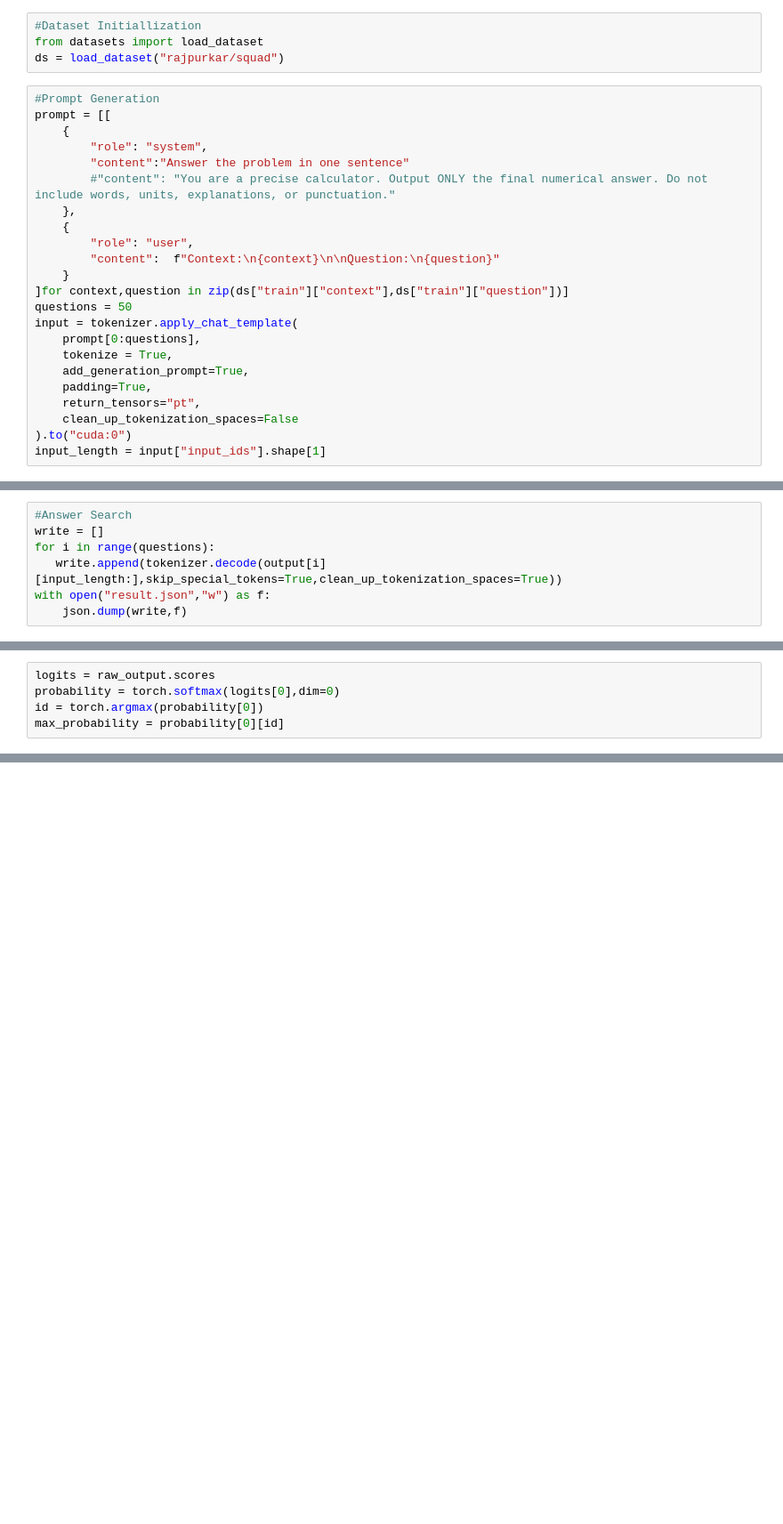
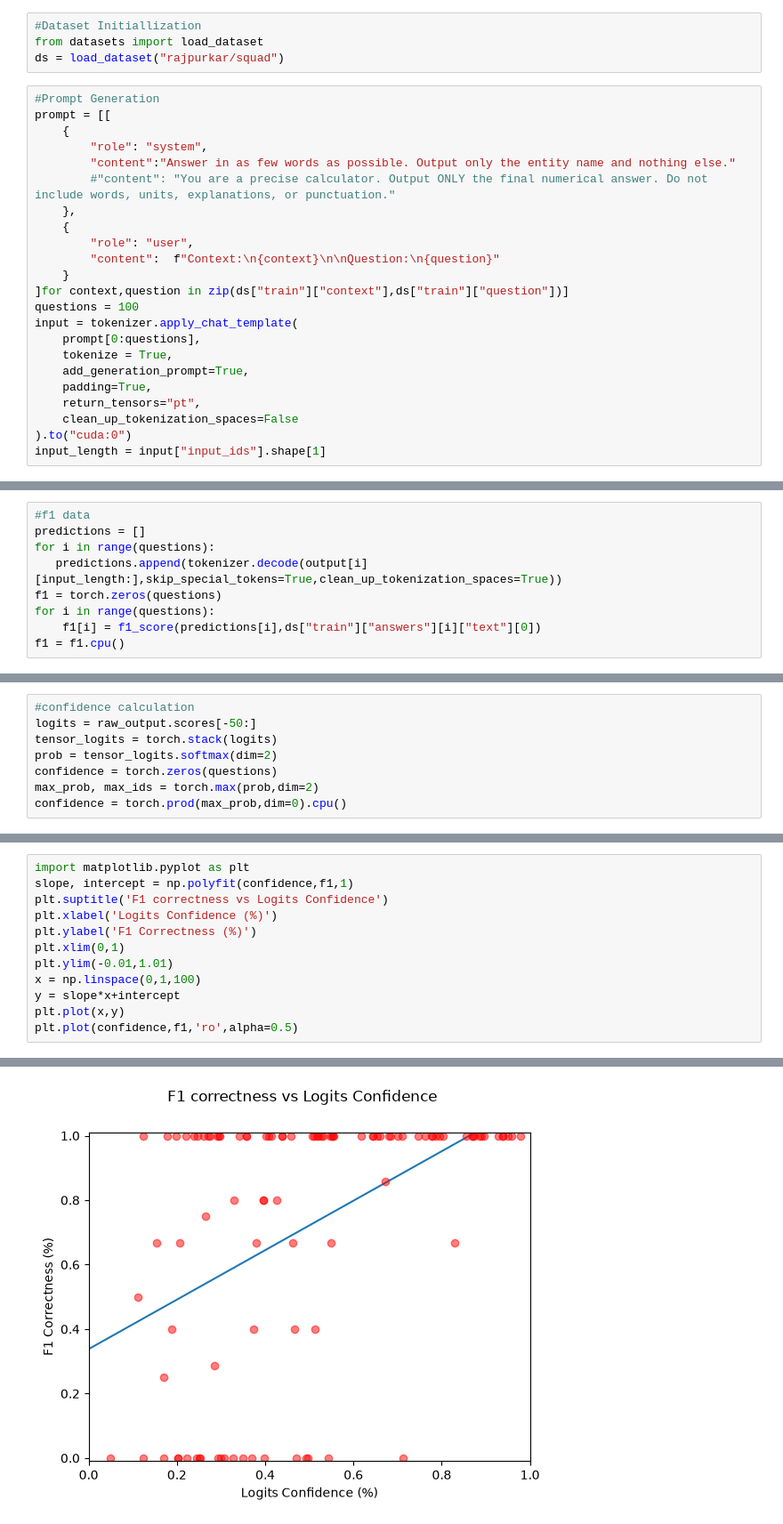
Before and after one commit to Kaqiha/Model-Confidence-Detection, a Jupyter notebook: MCD/Model Uncertainty Detection.ipynb, the cells around one changed output, grey strips where cells are left out. Shown at 89% size. Drawn from its saved outputs; the diff is of its cells as text; blank space fills up the shorter version.

Commit message:
Added confidence calculation and plotted data for f1 vs confidence

```diff
--- a/MCD/Model Uncertainty Detection.ipynb
+++ b/MCD/Model Uncertainty Detection.ipynb
@@ -63,7 +93,7 @@ ds = load_dataset("rajpurkar/squad")
 prompt = [[
     {
         "role": "system",
-        "content":"Answer the problem in one sentence"
+        "content":"Answer in as few words as possible. Output only the entity name and nothing else."
         #"content": "You are a precise calculator. Output ONLY the final numerical answer. Do not include words, units, explanations, or punctuation."
     },
     {
@@ -71,7 +101,7 @@ prompt = [[
         "content":  f"Context:\n{context}\n\nQuestion:\n{question}"
     }
 ]for context,question in zip(ds["train"]["context"],ds["train"]["question"])]
-questions = 50
+questions = 100
 input = tokenizer.apply_chat_template(
     prompt[0:questions],
     tokenize = True,
@@ -102,9 +131,11 @@ output = raw_output.sequences
  #   write.append(tokenizer.decode(output[i][input_length:],skip_special_tokens=True))
 #json.dump(write,f)
 # %%
-#Answer Search
-write = []
+#f1 data
+predictions = []
 for i in range(questions):
-   write.append(tokenizer.decode(output[i][input_length:],skip_special_tokens=True,clean_up_tokenization_spaces=True))
-with open("result.json","w") as f:
-    json.dump(write,f)
+   predictions.append(tokenizer.decode(output[i][input_length:],skip_special_tokens=True,clean_up_tokenization_spaces=True))
+f1 = torch.zeros(questions)
+for i in range(questions):
+    f1[i] = f1_score(predictions[i],ds["train"]["answers"][i]["text"][0])
+f1 = f1.cpu()
@@ -116,5 +142,8 @@ for i in range(questions):
 # %%
-logits = raw_output.scores
-probability = torch.softmax(logits[0],dim=0)
-id = torch.argmax(probability[0])
-max_probability = probability[0][id]
+#confidence calculation
+logits = raw_output.scores[-50:]
+tensor_logits = torch.stack(logits)
+prob = tensor_logits.softmax(dim=2)
+confidence = torch.zeros(questions)
+max_prob, max_ids = torch.max(prob,dim=2)
+confidence = torch.prod(max_prob,dim=0).cpu()
@@ -124,0 +150,13 @@ tensor(0.9886, device='cuda:0')
+# %%
+import matplotlib.pyplot as plt
+slope, intercept = np.polyfit(confidence,f1,1)
+plt.suptitle('F1 correctness vs Logits Confidence')
+plt.xlabel('Logits Confidence (%)')
+plt.ylabel('F1 Correctness (%)')
+plt.xlim(0,1)
+plt.ylim(-0.01,1.01)
+x = np.linspace(0,1,100)
+y = slope*x+intercept
+plt.plot(x,y)
+plt.plot(confidence,f1,'ro',alpha=0.5)
+# %% [output]
@@ -124,0 +164 @@ tensor(0.9886, device='cuda:0')
+[figure, added]
```
Also changed, not shown: parts of 5 cells of this notebook, 1 other file.
